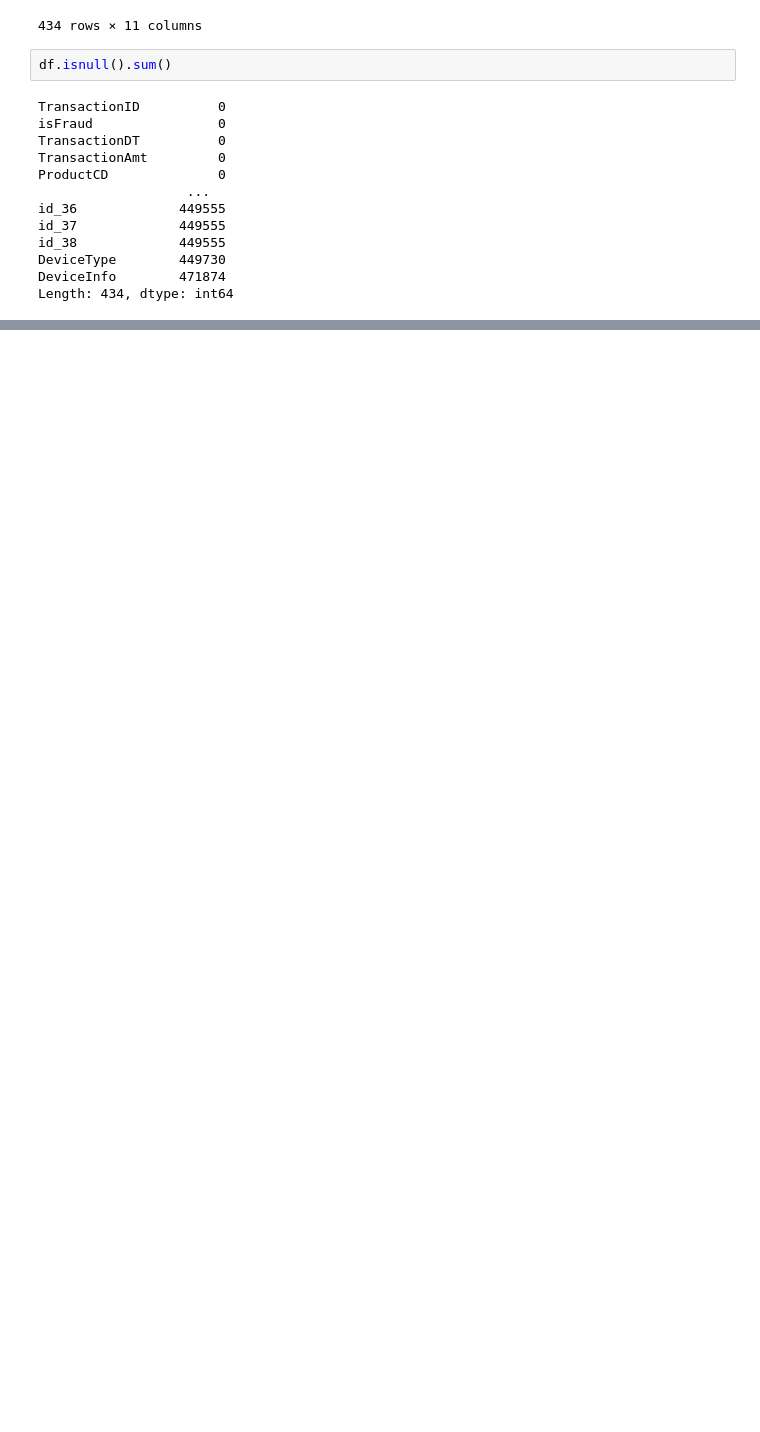
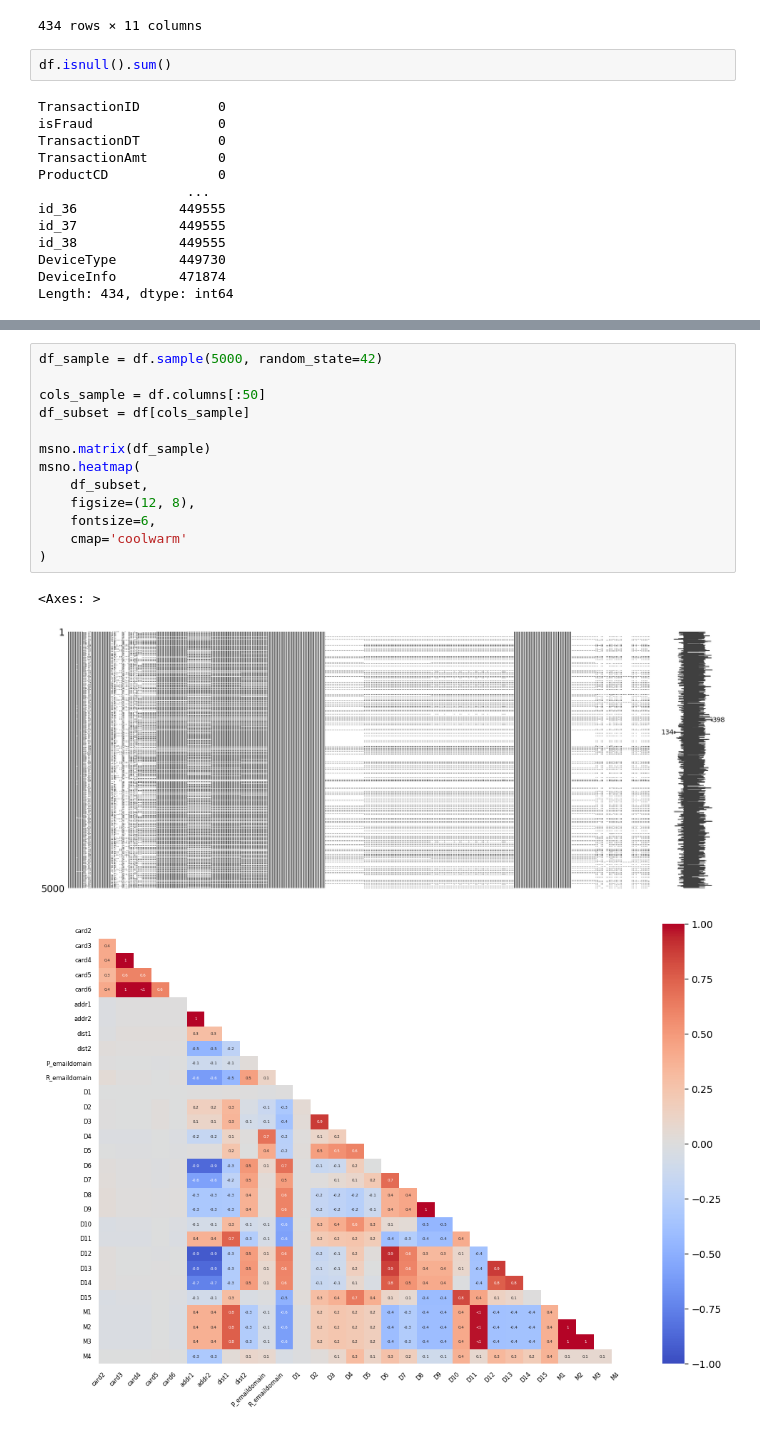
Before and after one commit to Manishshtestha/Classification, a Jupyter notebook: IEEE-Fraud-Detection/model.ipynb, the cells around one changed output, grey strips where cells are left out. Cells and saved outputs as stored; diff of their text form; blank space fills up the shorter version.

```diff
--- a/IEEE-Fraud-Detection/model.ipynb
+++ b/IEEE-Fraud-Detection/model.ipynb
@@ -205,0 +213,17 @@ Length: 434, dtype: int64
+# %%
+df_sample = df.sample(5000, random_state=42)
+
+cols_sample = df.columns[:50]
+df_subset = df[cols_sample]
+
+msno.matrix(df_sample)
+msno.heatmap(
+    df_subset,
+    figsize=(12, 8),
+    fontsize=6,
+    cmap='coolwarm'
+)
+# %% [output]
+<Axes: >
+[figure, added]
+[figure, added]
```
Also changed, not shown: parts of 2 cells of this notebook.
